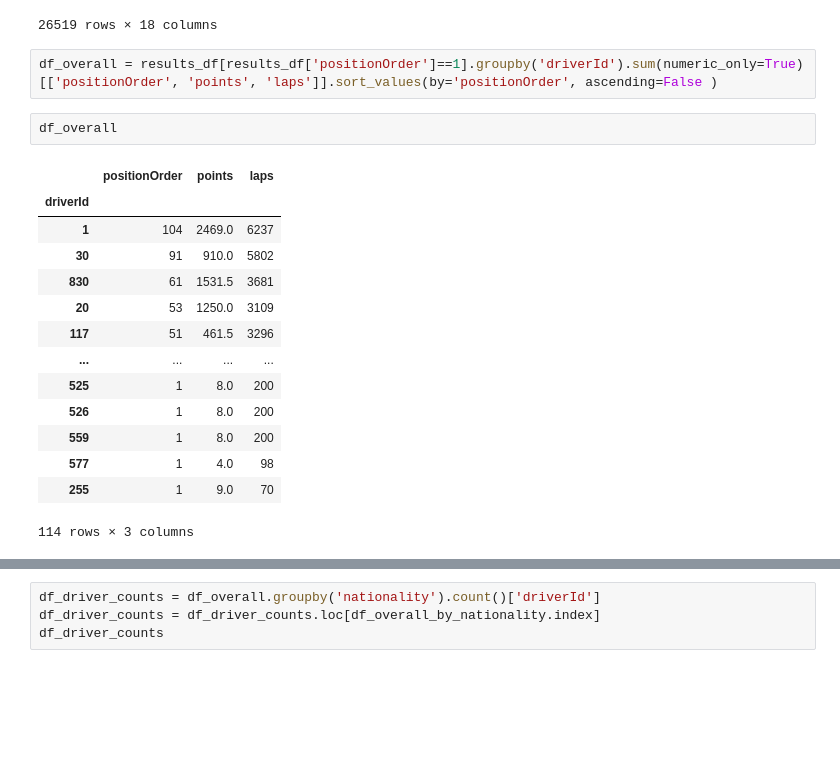
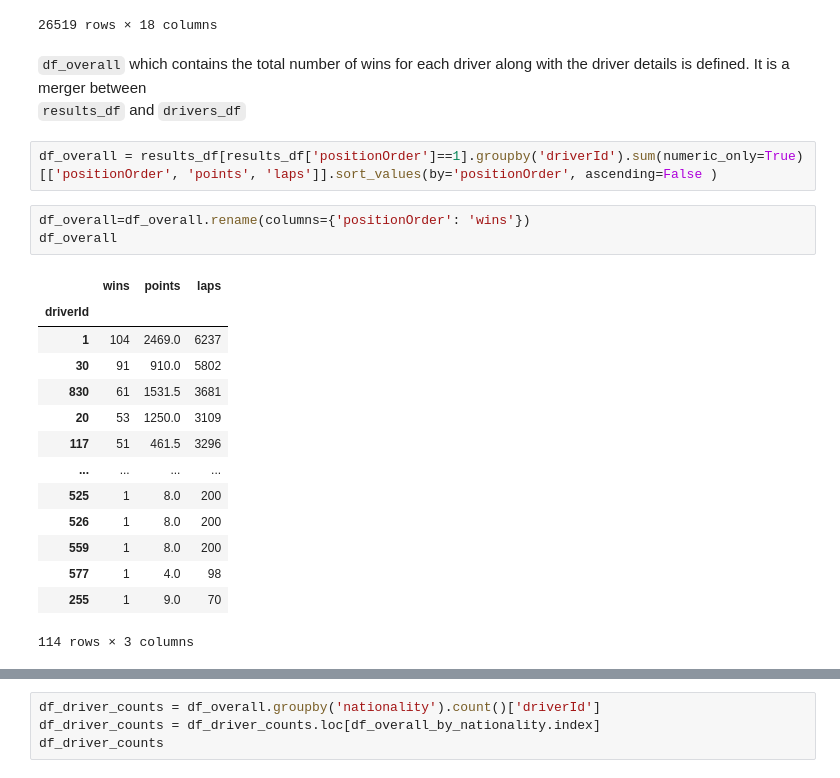
Before and after one commit to Luwate/f1-championship-analysis, a Jupyter notebook: index.ipynb, the cells around one changed output, grey strips where cells are left out. Drawn from its saved outputs; the diff is of its cells as text; blank space fills up the shorter version.

```diff
--- a/index.ipynb
+++ b/index.ipynb
@@ -117,25 +102,29 @@ results_df
 | 26517 | 26523 | 1132 | 847 | 131 | 63 | 1 | \N | R | 19 | ... |
 | 26518 | 26524 | 1132 | 842 | 214 | 10 | 19 | \N | W | 20 | ... |
 26519 rows × 18 columns
+# %% [markdown]
+`df_overall` which contains the total number of wins for each driver along with the driver details is defined. It is a merger between<br>
+`results_df` and `drivers_df`
 # %%
 df_overall = results_df[results_df['positionOrder']==1].groupby('driverId').sum(numeric_only=True)[['positionOrder', 'points', 'laps']].sort_values(by='positionOrder', ascending=False )
-# %%
-df_overall
-# %% [output]
-|  | positionOrder | points | laps |
-| driverId |  |  |  |
-| 1 | 104 | 2469.0 | 6237 |
-| 30 | 91 | 910.0 | 5802 |
-| 830 | 61 | 1531.5 | 3681 |
-| 20 | 53 | 1250.0 | 3109 |
-| 117 | 51 | 461.5 | 3296 |
-| ... | ... | ... | ... |
-| 525 | 1 | 8.0 | 200 |
-| 526 | 1 | 8.0 | 200 |
-| 559 | 1 | 8.0 | 200 |
-| 577 | 1 | 4.0 | 98 |
-| 255 | 1 | 9.0 | 70 |
-114 rows × 3 columns
+# %%
+df_overall=df_overall.rename(columns={'positionOrder': 'wins'})
+df_overall
+# %% [output]
+|  | wins | points | laps |
+| driverId |  |  |  |
+| 1 | 104 | 2469.0 | 6237 |
+| 30 | 91 | 910.0 | 5802 |
+| 830 | 61 | 1531.5 | 3681 |
+| 20 | 53 | 1250.0 | 3109 |
+| 117 | 51 | 461.5 | 3296 |
+| ... | ... | ... | ... |
+| 525 | 1 | 8.0 | 200 |
+| 526 | 1 | 8.0 | 200 |
+| 559 | 1 | 8.0 | 200 |
+| 577 | 1 | 4.0 | 98 |
+| 255 | 1 | 9.0 | 70 |
+114 rows × 3 columns
 # %%
 df_overall = df_overall.merge(drivers_df, on='driverId', how='inner')
 df_overall
```
Also changed, not shown: parts of 7 cells of this notebook.
